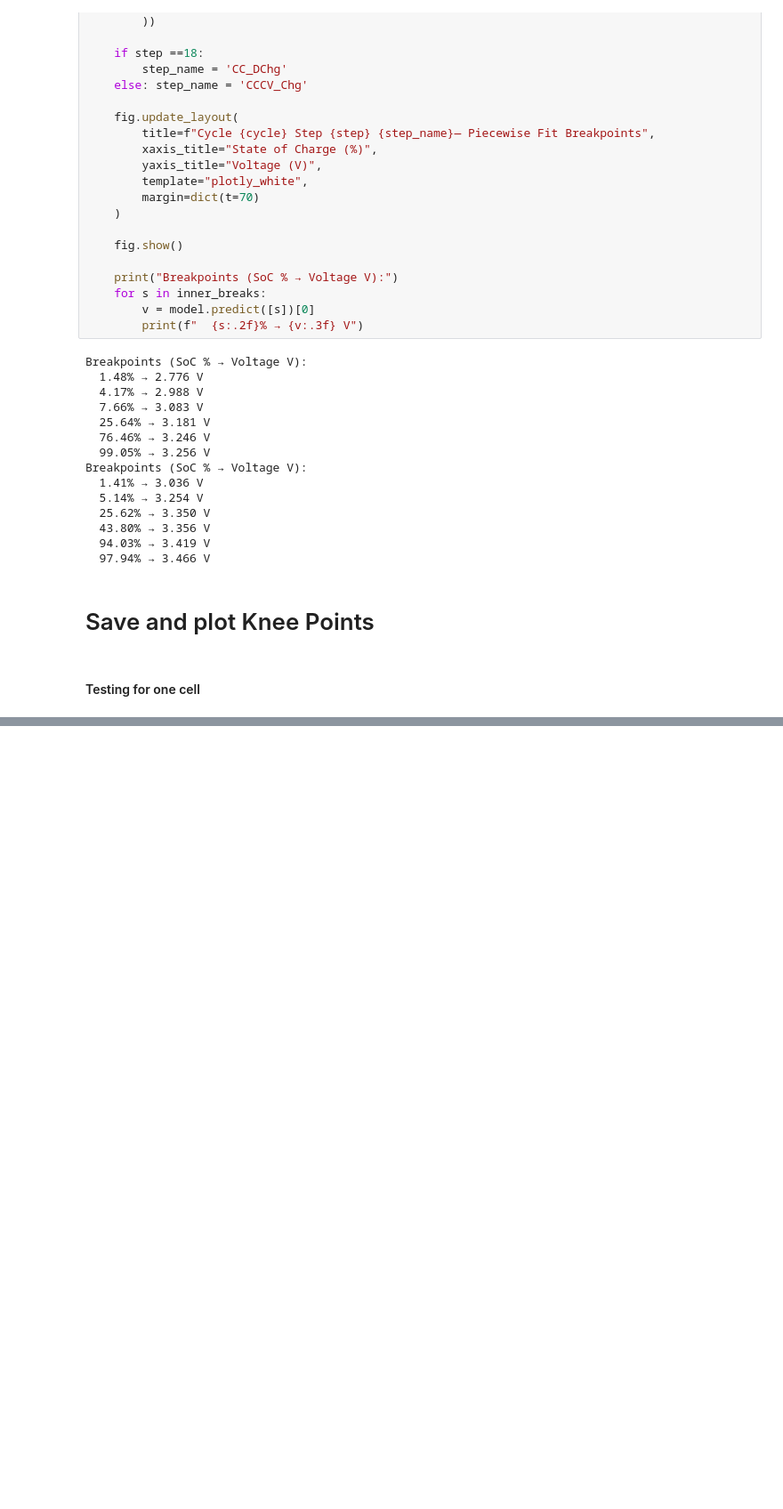
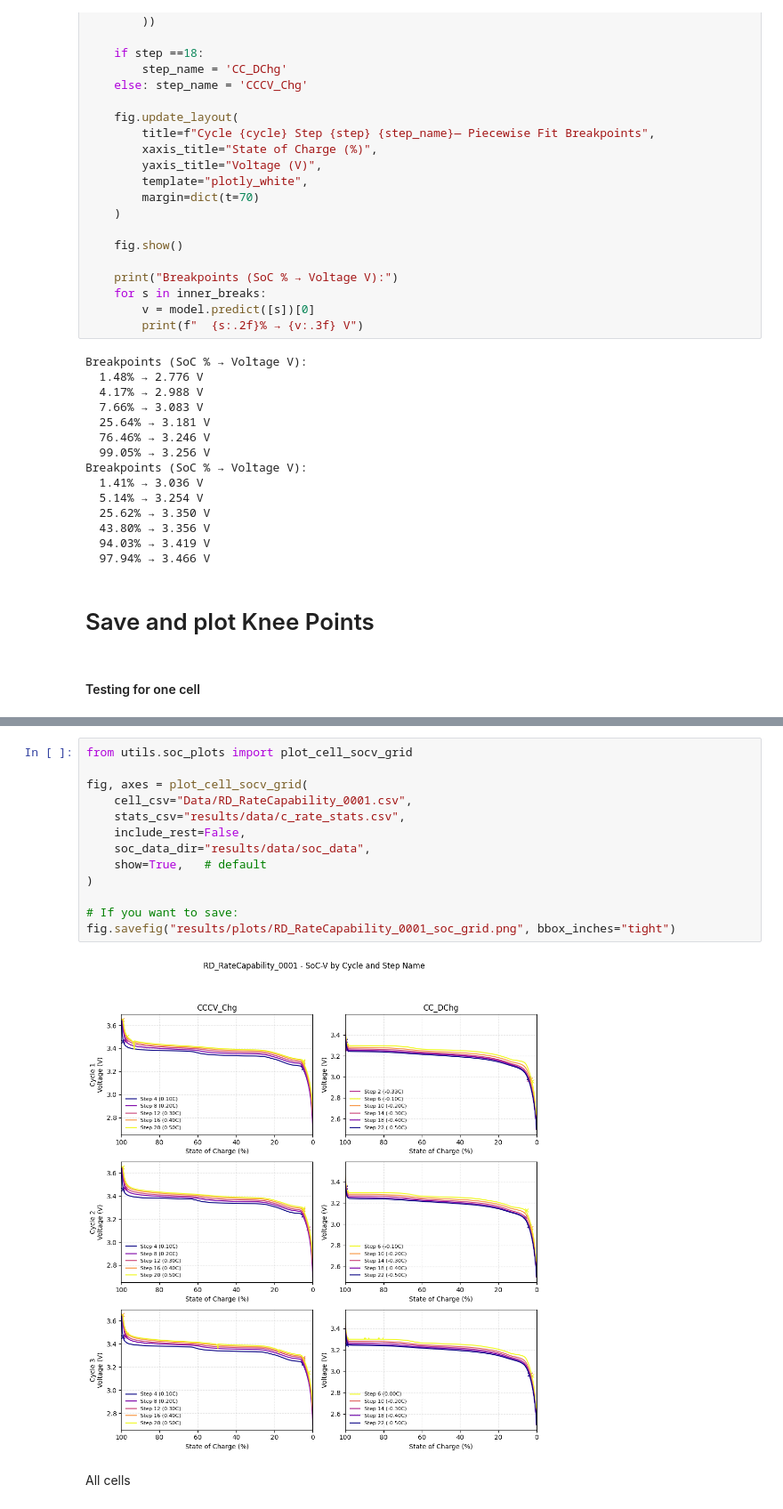
Before and after one commit to VKC-Turno/rate-capability-post-processing, a Jupyter notebook: post_processing.ipynb, the cells around one changed output, grey strips where cells are left out. Shown at 89% size. Cells and saved outputs as stored; diff of their text form; blank space fills up the shorter version.

Commit message:
Plots

```diff
--- a/post_processing.ipynb
+++ b/post_processing.ipynb
@@ -336 +321,18 @@ plot_cell_socv_grid(
+# %%
+from utils.soc_plots import plot_cell_socv_grid
+
+fig, axes = plot_cell_socv_grid(
+    cell_csv="Data/RD_RateCapability_0001.csv",
+    stats_csv="results/data/c_rate_stats.csv",
+    include_rest=False,
+    soc_data_dir="results/data/soc_data",
+    show=True,   # default
+)
+
+# If you want to save:
+fig.savefig("results/plots/RD_RateCapability_0001_soc_grid.png", bbox_inches="tight")
+# %% [output]
+[figure, added]
+# %% [markdown]
+All cells
 # %%
```
Also changed, not shown: parts of 5 cells of this notebook, 8 other files.
